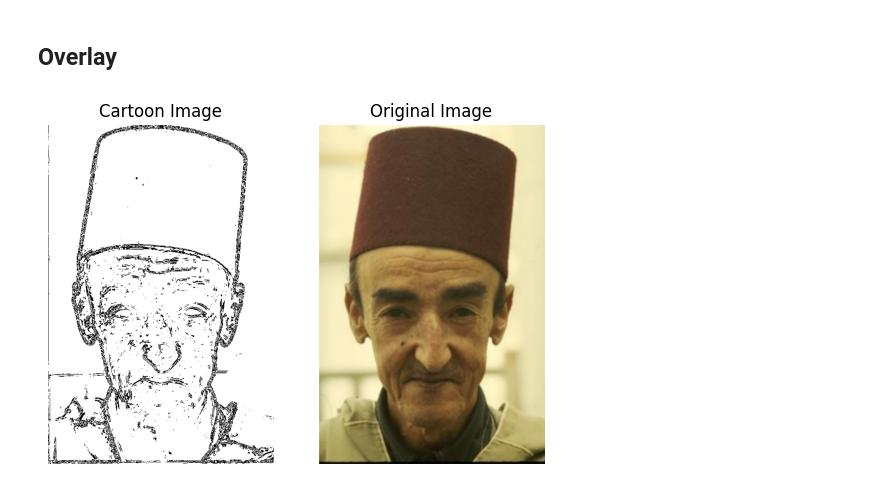
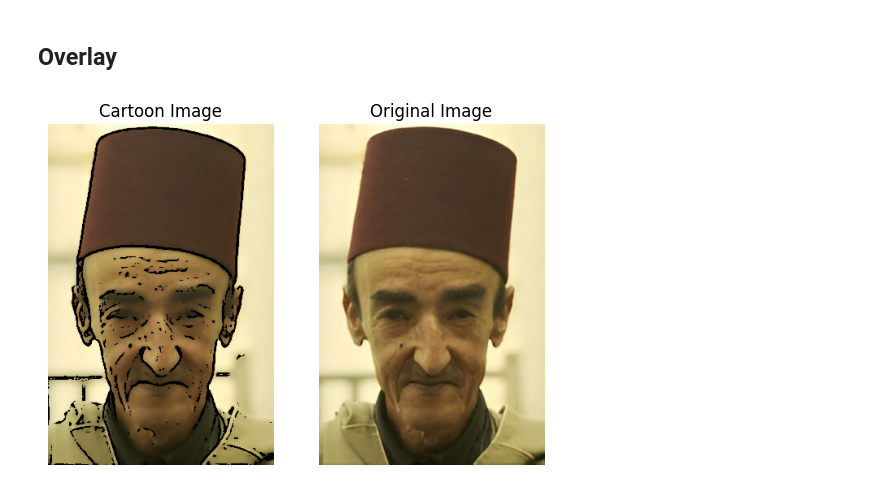
Before and after one commit to shadyalattarr/Computer-Vision-Assignment-1, a Jupyter notebook: Cartooniffier.ipynb, the cells around one changed output. Drawn from its saved outputs; the diff is of its cells as text; code cells hidden in the pictures.

```diff
--- a/Cartooniffier.ipynb
+++ b/Cartooniffier.ipynb
@@ -147,9 +158,9 @@ plt.show()
 # laplacian
 # cv2.Laplacian(src, ddepth, ksize=1, scale=1, delta=0, borderType=cv2.BORDER_DEFAULT)
 
-laplacian_img = cv2.Laplacian(median_img , cv2.CV_64F, ksize=5)  # cv2.CV_64F is a signed float64
+laplacian_img = cv2.Laplacian(median_img , -1, ksize=laplacian_kernel)  # data type is same if -1
 
-laplacian_img = np.uint8(np.absolute(laplacian_img)) # convert to unsigned int to display it correctly
+# laplacian_img = np.uint8(np.absolute(laplacian_img)) # convert to unsigned int to display it correctly
 # since cv2.imshow() expects uint8 images
 
 # plt.figure(figsize=(10, 5))
@@ -170,7 +181,7 @@ plt.axis('off')
 ## Binary Thresholding
 # %%
 #_, thresh_img = cv2.threshold(src, thresh, maxval, type)
-_, thresh_img = cv2.threshold(laplacian_img, 100, 255, cv2.THRESH_BINARY)
+_, thresh_img = cv2.threshold(laplacian_img, threshold, 255, cv2.THRESH_BINARY) # cv2.THRESH_BINARY_INV
 thresh_img = cv2.bitwise_not(thresh_img) # invert the image
 
 plt.figure(figsize=(10, 5))
@@ -193,7 +215,7 @@ plt.show()
 # cv2.bilateralFilter(src, d, sigmaColor, sigmaSpace, borderType=cv2.BORDER_DEFAULT)
 
 # Apply bilateral filter (d=9, sigmaColor=75, sigmaSpace=75)
-bilateral_img = cv2.bilateralFilter(img_cv2, 7, 50, 50)
+bilateral_img = cv2.bilateralFilter(img_cv2, 5, 50, 50)
 
 # Display the images
 # original image
@@ -236,12 +247,18 @@ result = cv2.addWeighted(bilateral_img, 1, edges_extracted, 0, 0)
+# %%
+mask = thresh_img
+
+# keeps only nonzero elements from the image
+# mask is to apply and there in white areas( the edges) and black areas are not applied -- zeroed out
+edges_colored = cv2.bitwise_and(bilateral_img, bilateral_img, mask=mask)
 # %%
 plt.subplot(1, 2, 1)
-plt.imshow(cv2.cvtColor(edges_extracted, cv2.COLOR_BGR2RGB))
+plt.imshow(cv2.cvtColor(edges_colored, cv2.COLOR_BGR2RGB))
 plt.title("Cartoon Image")
 plt.axis('off')
 plt.subplot(1, 2, 2)
 plt.imshow(cv2.cvtColor(img_cv2, cv2.COLOR_BGR2RGB))
 plt.title("Original Image")
 plt.axis('off')
 plt.show()
 # %% [output]
-[figure, old version]
+[figure, new version]
```
Also changed, not shown: parts of 27 cells of this notebook, 3 other files.
